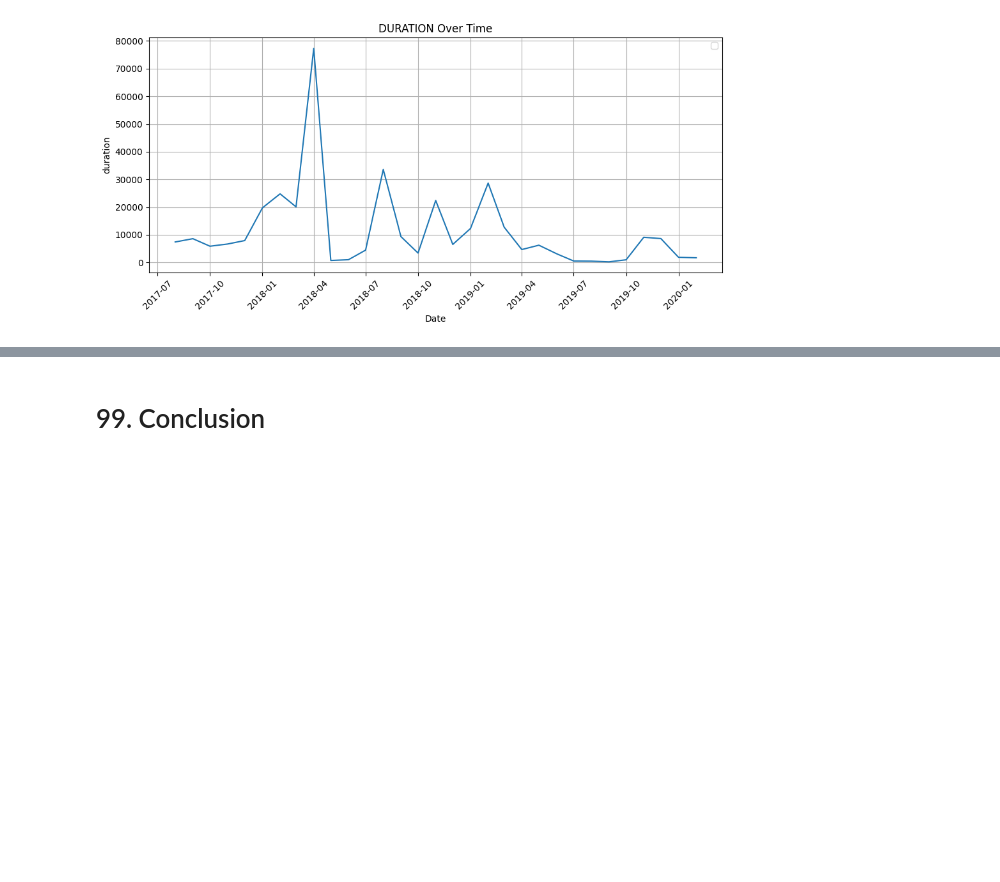
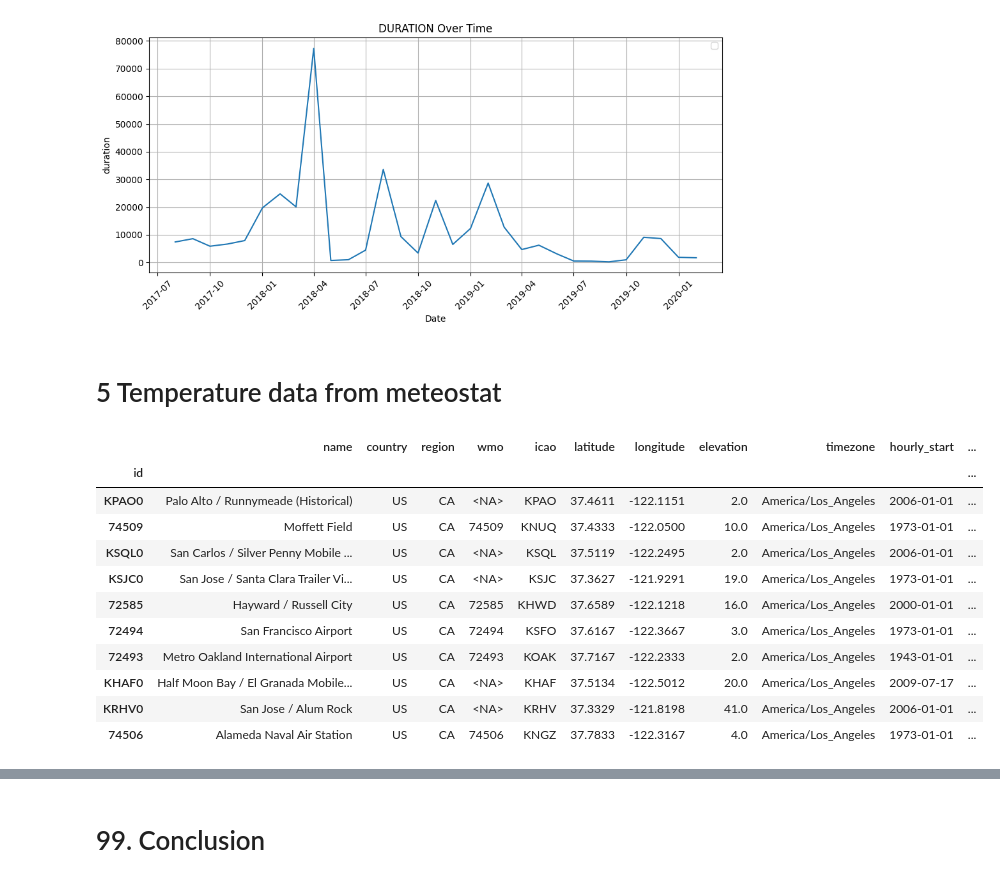
Before and after one commit to CammN/ev_load_fc, a Jupyter notebook: notebooks/02_weather_EDA.ipynb, the cells around one changed output, grey strips where cells are left out. Saved outputs shown, nothing was run; the diff lists cells and outputs as text; code cells hidden in the pictures; blank space fills up the shorter version.

```diff
--- a/notebooks/02_weather_EDA.ipynb
+++ b/notebooks/02_weather_EDA.ipynb
@@ -316,3 +299,26 @@ plot_time_series(weather_data, 'date', 'duration')
 plot_time_series(weather_data, 'month', 'duration')
 # %% [output]
 [figure]
+# %% [markdown]
+# 5 Temperature data from meteostat
+# %%
+# Find weather stations local to Palo alto
+pa_long = 37.444178
+pa_lat = -122.154721
+stations = Stations()
+stations = stations.nearby(pa_long, pa_lat)
+station_list = stations.fetch(10)
+display(station_list)
+# %% [output]
+|  | name | country | region | wmo | icao | latitude | longitude | elevation | timezone | hourly_start | ... |
+| id |  |  |  |  |  |  |  |  |  |  | ... |
+| KPAO0 | Palo Alto / Runnymeade (Historical) | US | CA | <NA> | KPAO | 37.4611 | -122.1151 | 2.0 | America/Los_Angeles | 2006-01-01 | ... |
+| 74509 | Moffett Field | US | CA | 74509 | KNUQ | 37.4333 | -122.0500 | 10.0 | America/Los_Angeles | 1973-01-01 | ... |
+| KSQL0 | San Carlos / Silver Penny Mobile ... | US | CA | <NA> | KSQL | 37.5119 | -122.2495 | 2.0 | America/Los_Angeles | 2006-01-01 | ... |
+| KSJC0 | San Jose / Santa Clara Trailer Vi... | US | CA | <NA> | KSJC | 37.3627 | -121.9291 | 19.0 | America/Los_Angeles | 1973-01-01 | ... |
+| 72585 | Hayward / Russell City | US | CA | 72585 | KHWD | 37.6589 | -122.1218 | 16.0 | America/Los_Angeles | 2000-01-01 | ... |
+| 72494 | San Francisco Airport | US | CA | 72494 | KSFO | 37.6167 | -122.3667 | 3.0 | America/Los_Angeles | 1973-01-01 | ... |
+| 72493 | Metro Oakland International Airport | US | CA | 72493 | KOAK | 37.7167 | -122.2333 | 2.0 | America/Los_Angeles | 1943-01-01 | ... |
+| KHAF0 | Half Moon Bay / El Granada Mobile... | US | CA | <NA> | KHAF | 37.5134 | -122.5012 | 20.0 | America/Los_Angeles | 2009-07-17 | ... |
+| KRHV0 | San Jose / Alum Rock | US | CA | <NA> | KRHV | 37.3329 | -121.8198 | 41.0 | America/Los_Angeles | 2006-01-01 | ... |
+| 74506 | Alameda Naval Air Station | US | CA | 74506 | KNGZ | 37.7833 | -122.3167 | 4.0 | America/Los_Angeles | 1973-01-01 | ... |
```
Also changed, not shown: parts of 11 cells of this notebook, 10 other files.
